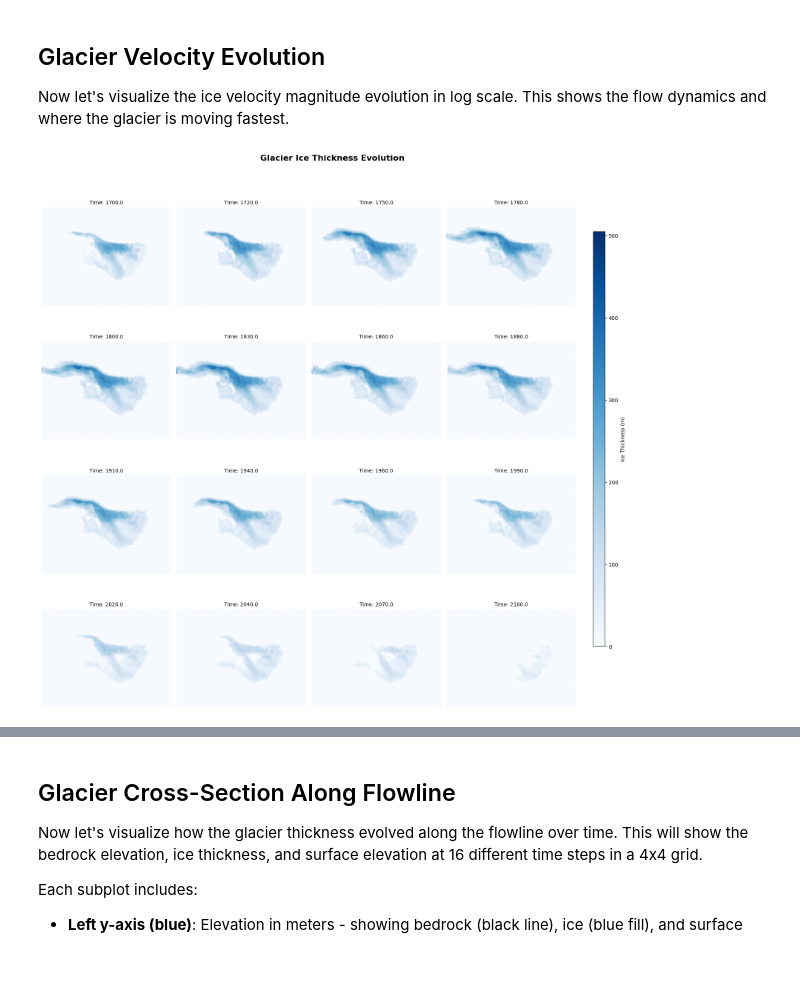
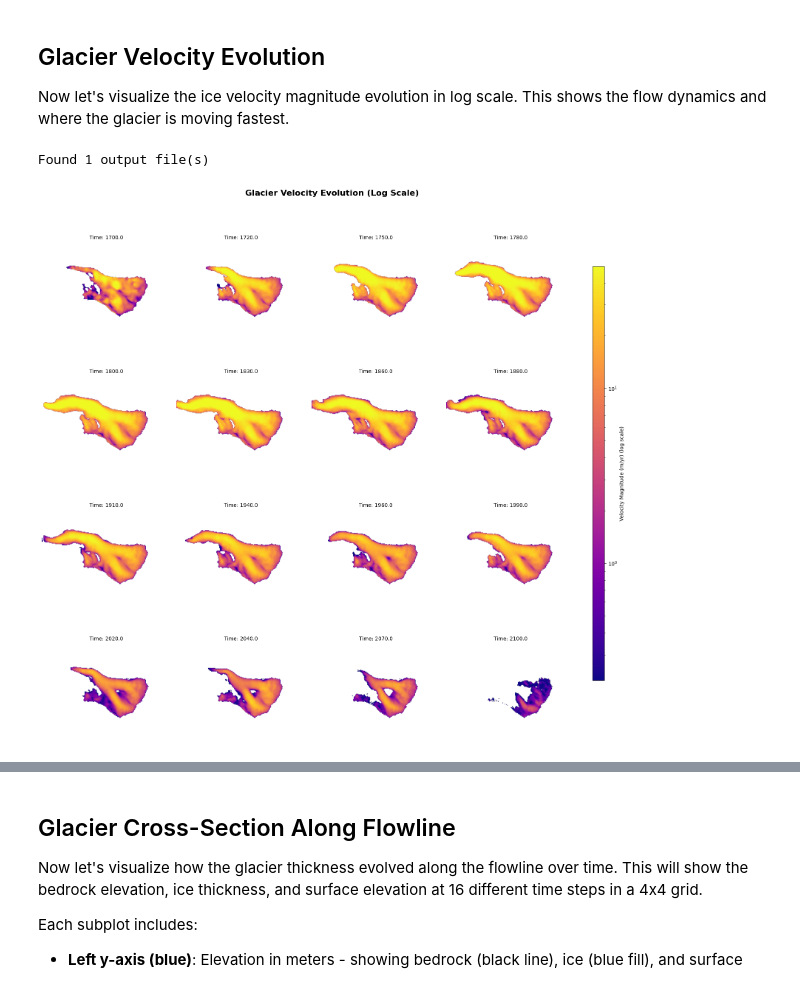
Before and after one commit to leajag/2024_Intro_Python, a Jupyter notebook: 03_notebook/my_glacier.ipynb, the cells around one changed output, grey strips where cells are left out. Saved outputs shown, nothing was run; the diff lists cells and outputs as text; code cells hidden in the pictures.

```diff
--- a/03_notebook/my_glacier.ipynb
+++ b/03_notebook/my_glacier.ipynb
@@ -245,17 +440,23 @@ Now let's visualize the ice velocity magnitude evolution in log scale. This show
 # %%
 import importlib
 import helper
 importlib.reload(helper)
 from helper import *
 import glob
 
 # Find all output files
 A = glob.glob('outputs/*/*/output.nc')
 
 if A:
-  animate_glacier_evolution("outputs/2025-11-28/16-11-04/output.nc")
-
+    print(f"Found {len(A)} output file(s)\n")
+    # Plot velocity evolution (log scale)
+    animate_glacier_evolution(
+        nc_file=A[-1],
+        variable='velbar_mag',
+        log_scale=True
+    )
 else:
     print("No output.nc files found. Please run the model first.")
 # %% [output]
+Found 1 output file(s)
-[figure, old version]
+[figure, new version]
```
Also changed, not shown: parts of 15 cells of this notebook.
